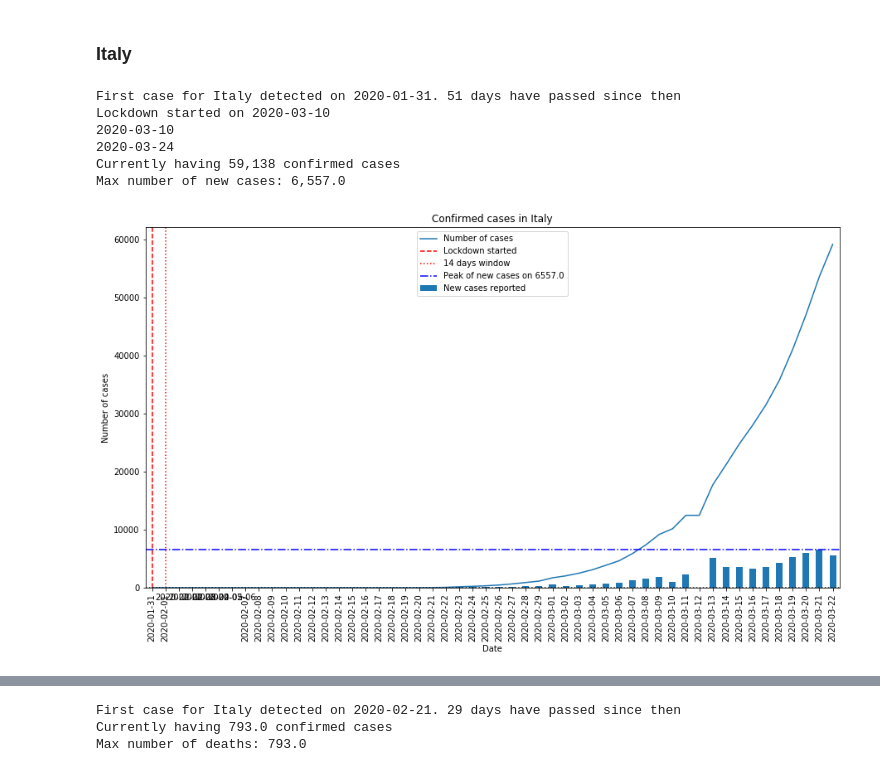
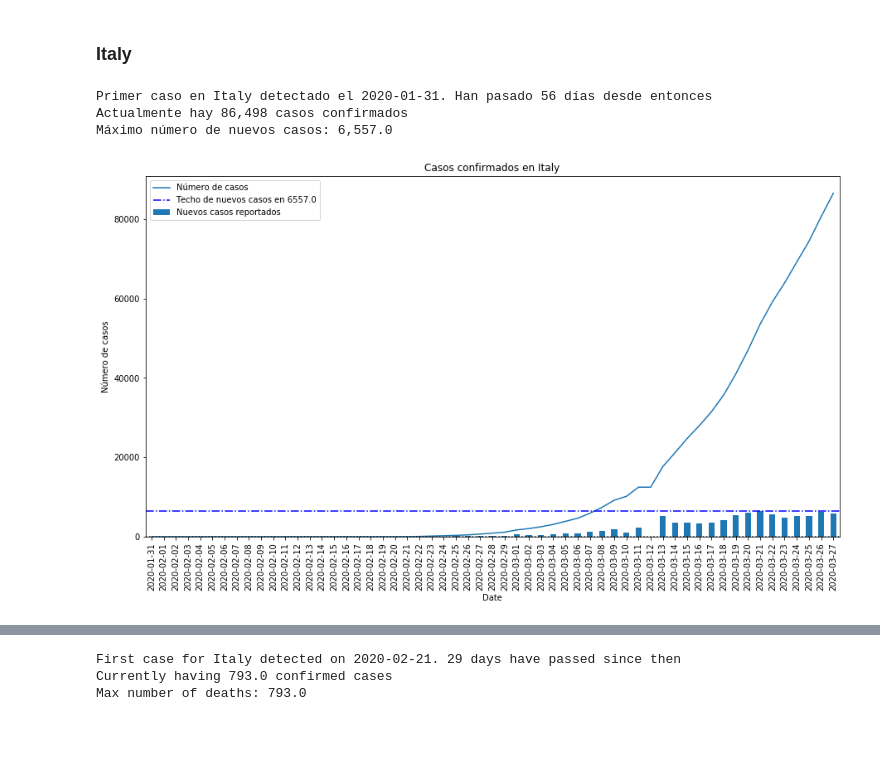
Before and after one commit to McSonk/covid19, a Jupyter notebook: casos.ipynb, the cells around one changed output, grey strips where cells are left out. Saved outputs shown, nothing was run; the diff lists cells and outputs as text; code cells hidden in the pictures; blank space fills up the shorter version.

```diff
--- a/casos.ipynb
+++ b/casos.ipynb
@@ -18,11 +18,13 @@ data = pd.read_csv('data/conf_per_day.csv', index_col='Date')
 deaths = pd.read_csv('data/deaths_per_day.csv', index_col='Date')
 # Update Mexican data
 data['Mexico'] = data['Mexico'].shift(-1)
-data.loc['2020-03-23', 'Mexico'] = 367
+data.loc['2020-03-27', 'Mexico'] = 717
 data['Mexico'] = data['Mexico'].astype('int64')
 
 deaths['Mexico'] = deaths['Mexico'].shift(-1)
+deaths.loc['2020-03-22', 'Mexico'] = 2
 deaths.loc['2020-03-23', 'Mexico'] = 4
+deaths.loc['2020-03-27', 'Mexico'] = 12
 deaths['Mexico'] = deaths['Mexico'].astype('int64')
 # Get the totals worldwide
 data['the world'] = data.sum(axis=1)
@@ -143,12 +164,9 @@ Highest number of daily deaths: 1.0
 # %% [markdown]
 ### Italy
 # %%
-plot_country_cases(data, 'Italy', '2020-03-10', changes=changes)
+plot_country_cases(data, 'Italy',  changes=changes, language='es') #'2020-03-10'
 # %% [output]
-First case for Italy detected on 2020-01-31. 51 days have passed since then
-Lockdown started on 2020-03-10
-2020-03-10
-2020-03-24
-Currently having 59,138 confirmed cases
-Max number of new cases: 6,557.0
+Primer caso en Italy detectado el 2020-01-31. Han pasado 56 días desde entonces
+Actualmente hay 86,498 casos confirmados
+Máximo número de nuevos casos: 6,557.0
-[figure, old version]
+[figure, new version]
```
Also changed, not shown: parts of 15 cells of this notebook.
